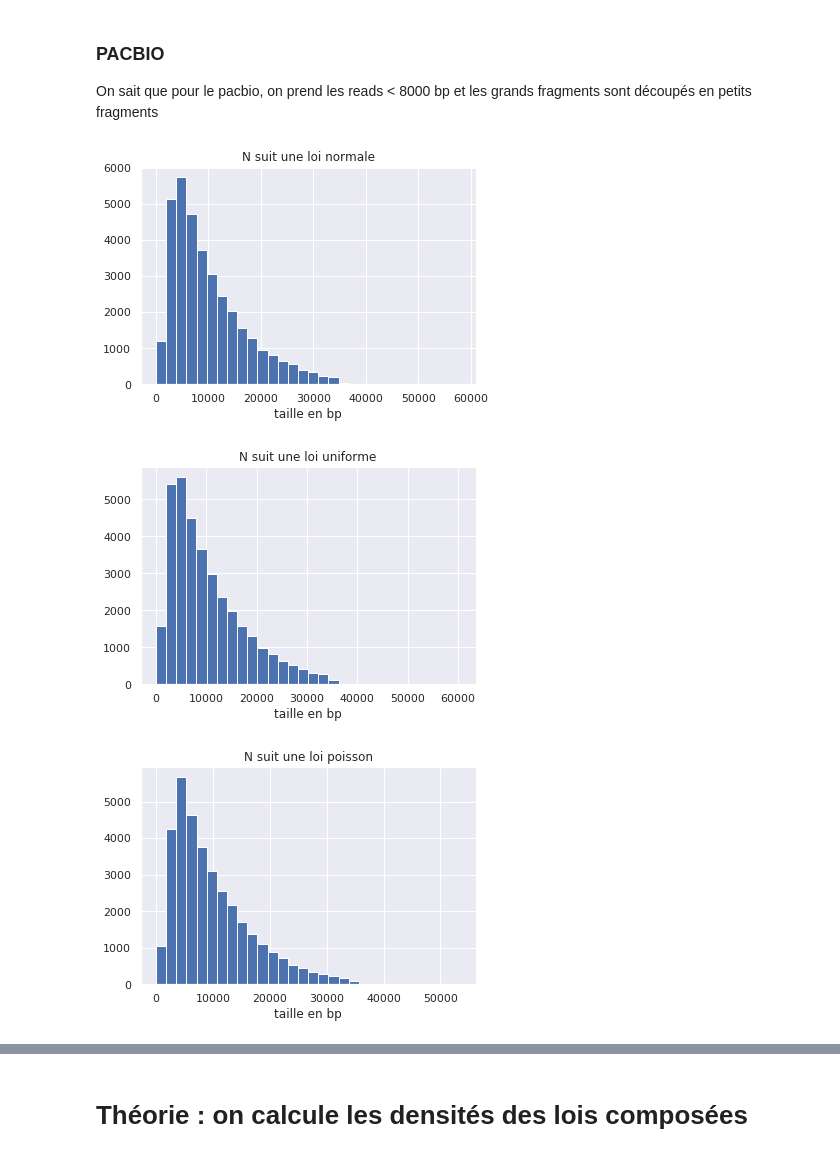
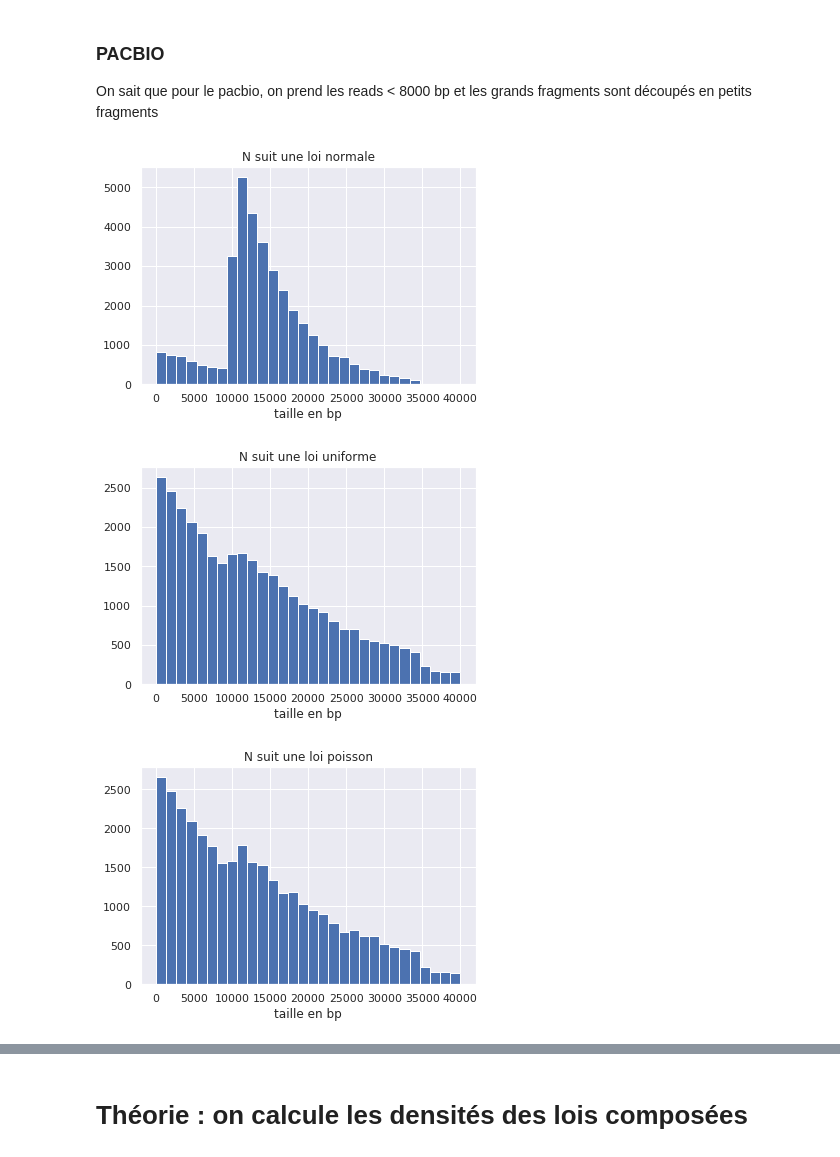
Before and after one commit to aminaghoul/reads_seq, a Jupyter notebook: stage.ipynb, the cells around one changed output, grey strips where cells are left out. Saved outputs shown, nothing was run; the diff lists cells and outputs as text; code cells hidden in the pictures.

```diff
--- a/stage.ipynb
+++ b/stage.ipynb
@@ -160,7 +173,7 @@ plt.plot(x, f(x,1000000,b))
 [<matplotlib.lines.Line2D at 0x...>]
 [figure]
 # %%
-monFichier = open("../Documents/Donnees/DRR164913.fastq", "r") #MINION
+monFichier = open("../Documents/Donnees/DRR129658.fastq", "r") #MINION
 taille = []
 f = []
 norm = []
@@ -304,7 +314,7 @@ def choices(array, weights, k):
 ### MINION
 On tire N morceaux tel que les petit morceaux aient plus de chance d'être tirés grâce à la fonction random.choice
 # %%
-taille_genome =2000000
+taille_genome =3711100
 
 
 def poid(element, tout, maxi, mini):
@@ -312,22 +322,20 @@ def poid(element, tout, maxi, mini):
     return p
 
 for loi, parametres in [
-    ('normale', (400, 100)),
-    ('uniforme', (200, 300)),
-    ('poisson', 265)
+    ('normale', (850, 10)),
+    ('uniforme', (800, 900)),
+    ('poisson', 800)
 ]:
     fragments = list(chain.from_iterable(fracture([taille_genome] * 1000, loi, parametres)))
-    #print(len(fragments))
+
     maxi, mini = max(fragments), min(fragments)
     sumi = sum(fragments)
     poids = list(map(partial(poid, mini=mini, maxi=maxi, tout=fragments), fragments))
 
 
     s=sum(poids)
-    #plt.hist(fragments)
-    #plt.show()
 
-    fragments = choice(fragments, 74199, p=poids/s, replace=False)
+    fragments = choice(fragments, 172138, p=poids/s, replace=False)
     #fragments = choices(fragments, poids, k=1000)
     #print(len(fragments))
     weights = np.ones_like(fragments) / float(len(fragments))
@@ -335,6 +343,6 @@ for loi, parametres in [
     #plt.plot(x*taille_genome, beta.pdf(x, 1, 60000),'r-', lw=5, alpha=0.6, label='densité bêta(1,60000)')
     plt.xlabel('taille en bp')
     plt.title('N suit une loi %s' %loi)
-    plt.hist(fragments)
+    plt.hist(fragments, range = (0,100000),bins=20)
     plt.show()
 # %% [output]
@@ -352,9 +362,9 @@ Données expérimentales
 
 On sait que pour le pacbio, on prend les reads < 8000 bp et les grands fragments sont découpés en petits fragments
 # %%
-taille_genome =1000000
-nbr_fragments = 35065
-Mu = 100
+taille_genome =3375390
+nbr_fragments = 45370
+Mu = 450
 Sigma = 10
 Nmin = 60
 Nmax = 120
@@ -368,35 +378,35 @@ def poid(element, tout, maxi, mini):
 for loi, parametres in [
     ('normale', (Mu, Sigma)),
     ('uniforme', (Nmin, Nmax)),
     ('poisson', Lambda)
 ]:
     fragments = list(chain.from_iterable(fracture([taille_genome] * 1000,loi, parametres)))
 
 
 
-    fragments = [i  for i in fragments if i >= 2500]
+    fragments = [i  for i in fragments if i >= 10000]
     ok, ko = [], []
     for i in fragments:
         (ok if i < 35000 else ko).append(i)
     length = len(ko)
 
     for i in ko:
         ok.extend(get_parts(i,5))
 
 
     maxi, mini = max(ok), min(ok)
     sumi = sum(ok)
 
     poids = list(map(partial(poid, mini=mini, maxi=maxi, tout=ok), ok))
     s=sum(poids)
     ok = choice(ok, 35065, p=poids/s, replace=False)
     #ok = random.sample(ok, nbr_fragments)
-    plt.hist(ok, bins=30)
+    plt.hist(ok, range = (0,40000), bins=30)
     plt.xlabel('taille en bp')
     plt.title('N suit une loi %s' %loi)
 
     plt.show()
 # %% [output]
-[figure, old version]
+[figure, new version]
-[figure, old version]
+[figure, new version]
-[figure, old version]
+[figure, new version]
```
Also changed, not shown: parts of 12 cells of this notebook.
